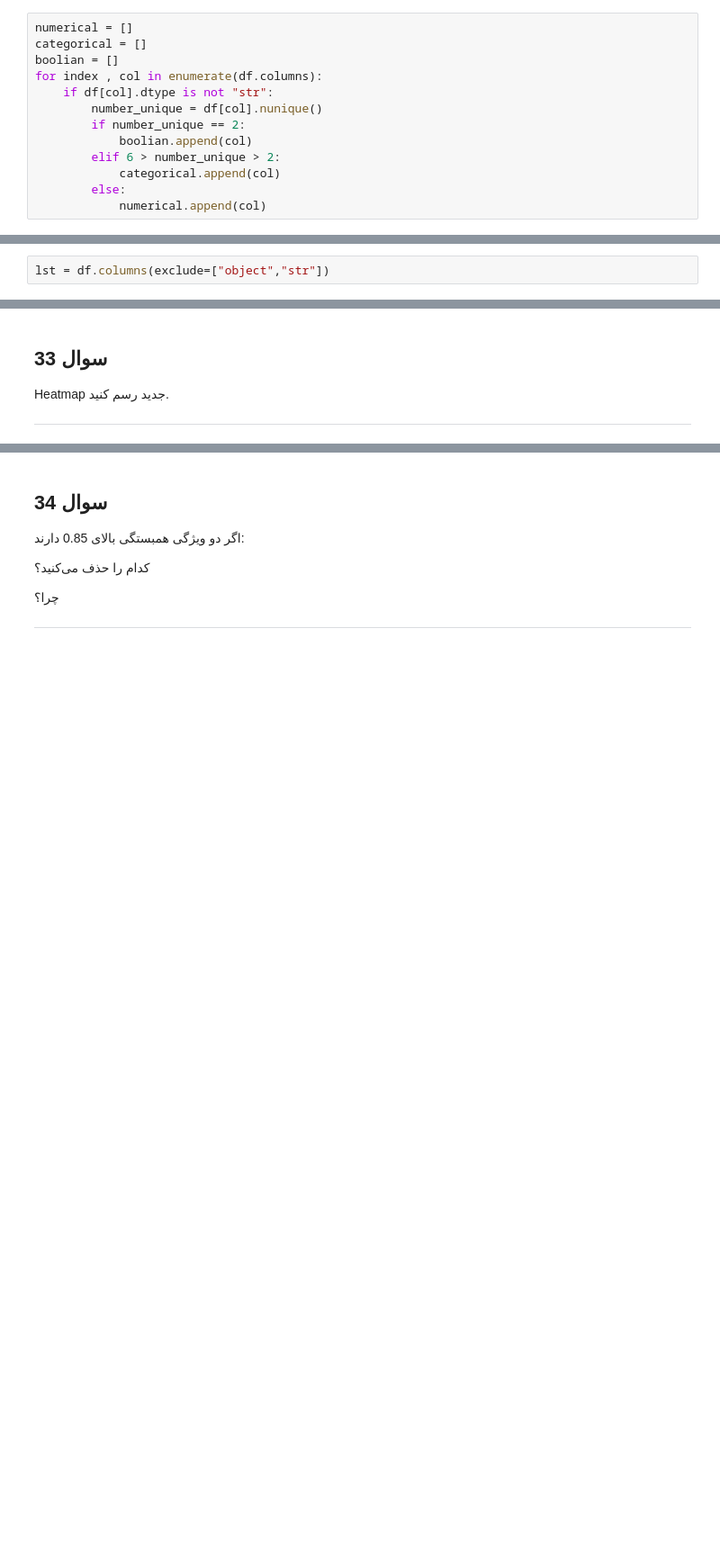
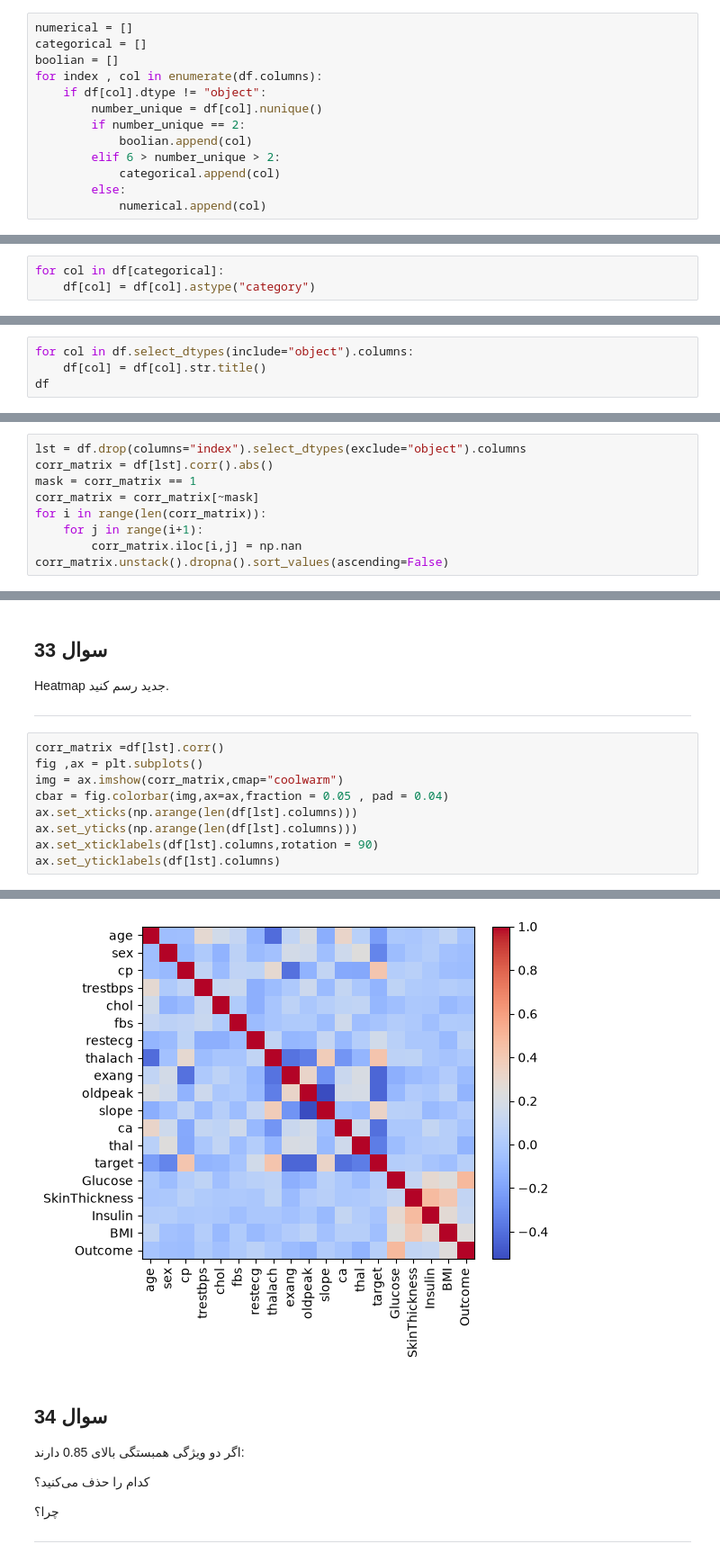
Before and after one commit to MehradAmiresmi/Data-Mining-Answer, a Jupyter notebook: 002_Data Preparation/task002_data_preparation.ipynb, the cells around one changed output, grey strips where cells are left out. Shown at 90% size. Drawn from its saved outputs; the diff is of its cells as text; blank space fills up the shorter version.

````diff
--- a/002_Data Preparation/task002_data_preparation.ipynb
+++ b/002_Data Preparation/task002_data_preparation.ipynb
@@ -767,7 +739,7 @@ numerical = []
 categorical = []
 boolian = []
 for index , col in enumerate(df.columns):
-    if df[col].dtype is not "str":
+    if df[col].dtype != "object":
         number_unique = df[col].nunique()
         if number_unique == 2:
             boolian.append(col)
@@ -784,3 +776,6 @@ Datatype مناسب را اعمال کنید.
+# %%
+for col in df[categorical]:
+    df[col] = df[col].astype("category")
 # %% [markdown]
 ## سوال 29
 
@@ -801,3 +816,7 @@ MALE
 ```
 
 ---
+# %%
+for col in df.select_dtypes(include="object").columns:
+    df[col] = df[col].str.title()
+df
@@ -834,5 +869,12 @@ dtype: float64
 
 ---
 # %%
-lst = df.columns(exclude=["object","str"])
+lst = df.drop(columns="index").select_dtypes(exclude="object").columns
+corr_matrix = df[lst].corr().abs()
+mask = corr_matrix == 1
+corr_matrix = corr_matrix[~mask]
+for i in range(len(corr_matrix)):
+    for j in range(i+1):
+        corr_matrix.iloc[i,j] = np.nan
+corr_matrix.unstack().dropna().sort_values(ascending=False)
 # %% [output]
@@ -843,3 +896,13 @@ TypeError: 'Index' object is not callable
 Heatmap جدید رسم کنید.
 
 ---
+# %%
+corr_matrix =df[lst].corr()
+fig ,ax = plt.subplots()
+img = ax.imshow(corr_matrix,cmap="coolwarm")
+cbar = fig.colorbar(img,ax=ax,fraction = 0.05 , pad = 0.04)
+ax.set_xticks(np.arange(len(df[lst].columns)))
+ax.set_yticks(np.arange(len(df[lst].columns)))
+ax.set_xticklabels(df[lst].columns,rotation = 90)
+ax.set_yticklabels(df[lst].columns)
+# %% [output]
@@ -846,3 +928,4 @@ Heatmap جدید رسم کنید.
+[figure, added]
 # %% [markdown]
 ## سوال 34
 
````
Also changed, not shown: parts of 21 cells of this notebook.
